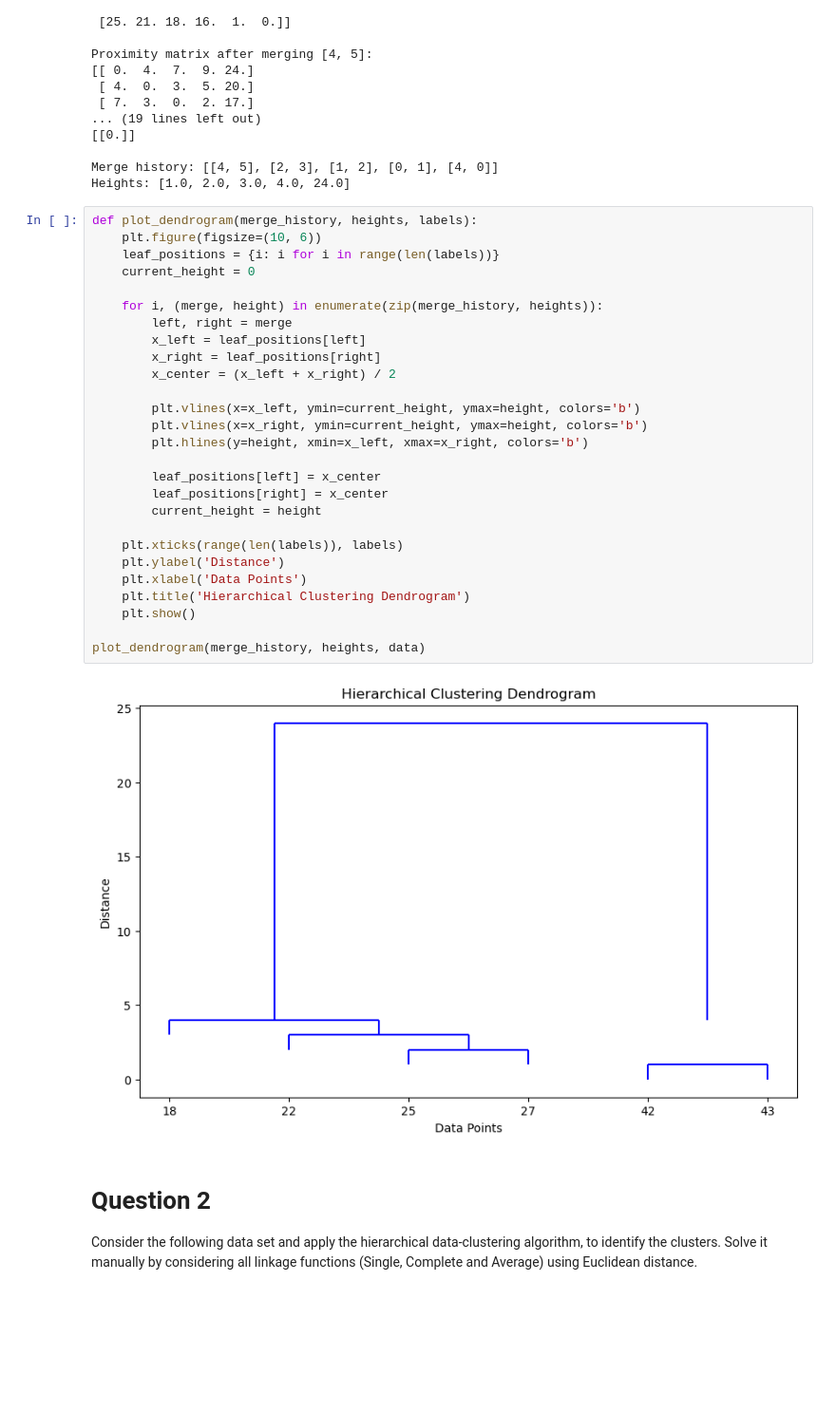
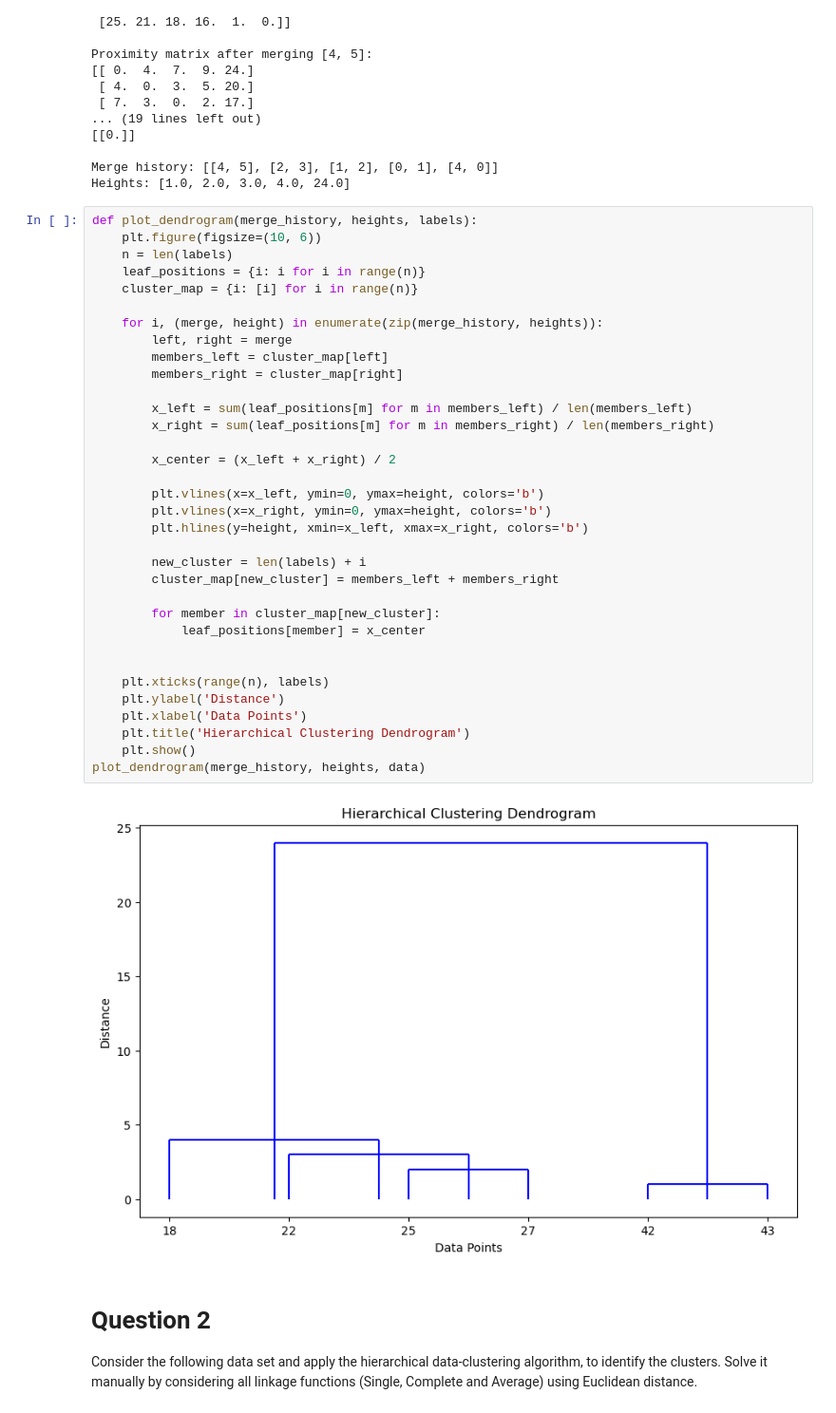
Before and after one commit to balabcode/sem-5-labs, a Jupyter notebook: ml-lab/lab11/lab11.ipynb, the cells around one changed output. Shown at 95% size. Saved outputs shown, nothing was run; the diff lists cells and outputs as text; blank space fills up the shorter version.

```diff
--- a/ml-lab/lab11/lab11.ipynb
+++ b/ml-lab/lab11/lab11.ipynb
@@ -79,32 +79,39 @@ Heights: [1.0, 2.0, 3.0, 4.0, 24.0]
 # %%
 def plot_dendrogram(merge_history, heights, labels):
     plt.figure(figsize=(10, 6))
-    leaf_positions = {i: i for i in range(len(labels))}
-    current_height = 0
+    n = len(labels)
+    leaf_positions = {i: i for i in range(n)}
+    cluster_map = {i: [i] for i in range(n)}
 
     for i, (merge, height) in enumerate(zip(merge_history, heights)):
         left, right = merge
-        x_left = leaf_positions[left]
-        x_right = leaf_positions[right]
+        members_left = cluster_map[left]
+        members_right = cluster_map[right]
+
+        x_left = sum(leaf_positions[m] for m in members_left) / len(members_left)
+        x_right = sum(leaf_positions[m] for m in members_right) / len(members_right)
+
         x_center = (x_left + x_right) / 2
 
-        plt.vlines(x=x_left, ymin=current_height, ymax=height, colors='b')
-        plt.vlines(x=x_right, ymin=current_height, ymax=height, colors='b')
+        plt.vlines(x=x_left, ymin=0, ymax=height, colors='b')
+        plt.vlines(x=x_right, ymin=0, ymax=height, colors='b')
         plt.hlines(y=height, xmin=x_left, xmax=x_right, colors='b')
 
-        leaf_positions[left] = x_center
-        leaf_positions[right] = x_center
-        current_height = height
+        new_cluster = len(labels) + i
+        cluster_map[new_cluster] = members_left + members_right
 
-    plt.xticks(range(len(labels)), labels)
+        for member in cluster_map[new_cluster]:
+            leaf_positions[member] = x_center
+
+
+    plt.xticks(range(n), labels)
     plt.ylabel('Distance')
     plt.xlabel('Data Points')
     plt.title('Hierarchical Clustering Dendrogram')
     plt.show()
-
 plot_dendrogram(merge_history, heights, data)
 # %% [output]
-[figure, old version]
+[figure, new version]
 # %% [markdown]
 # Question 2
 Consider the following data set and apply the hierarchical data-clustering algorithm, to identify the clusters. Solve it manually by considering all linkage functions (Single, Complete and Average) using Euclidean distance.
```
